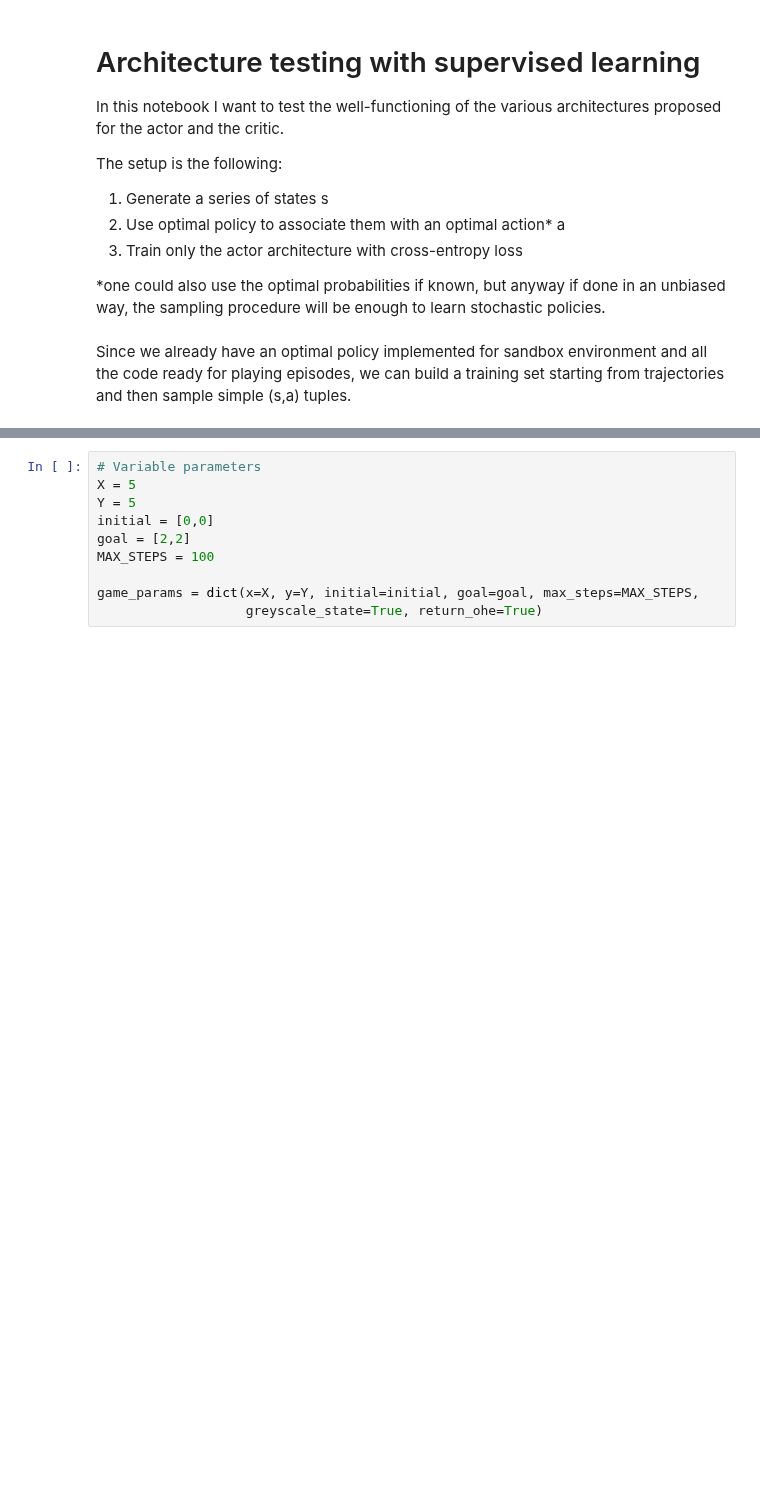
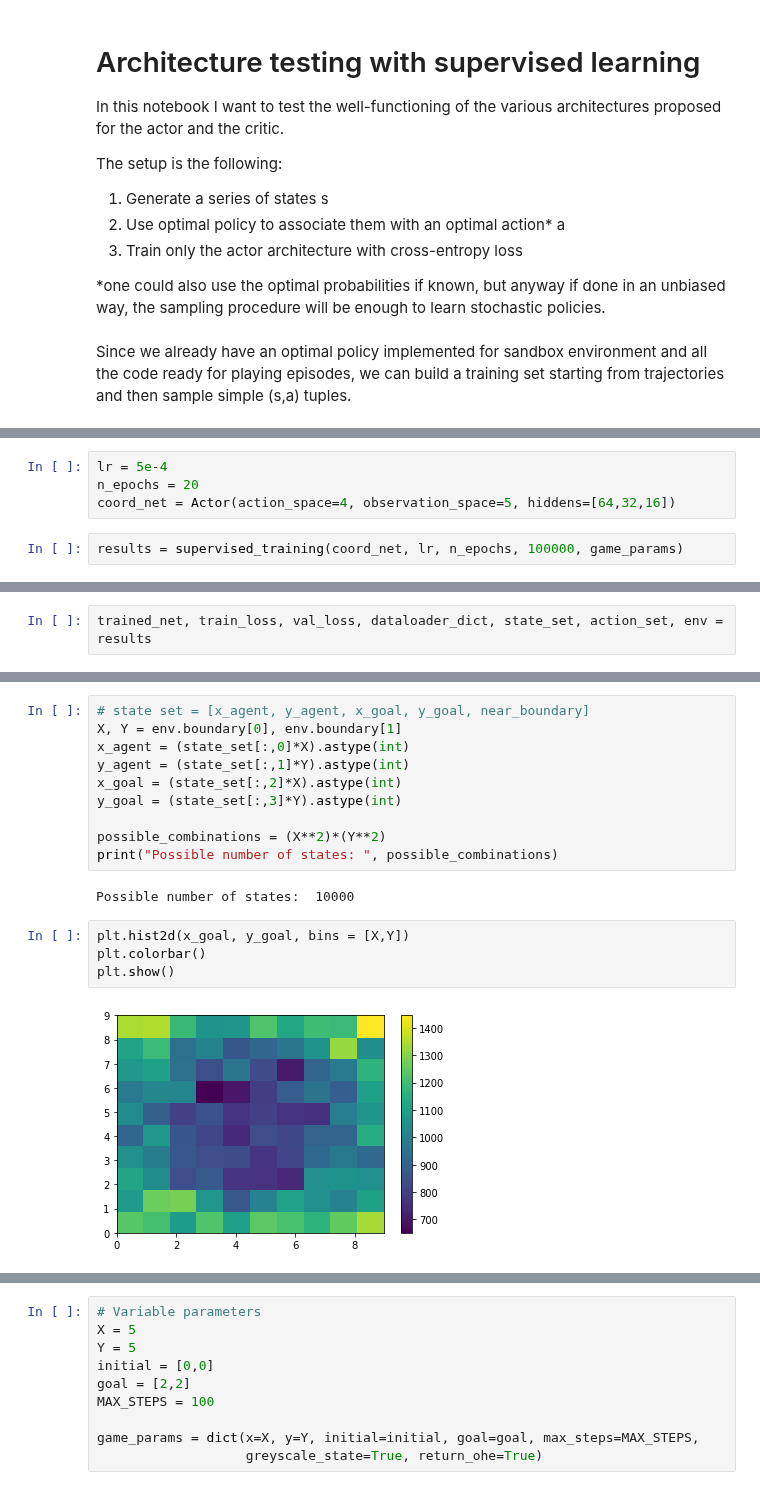
Before and after one commit to nicoladainese96/RelationalDeepRL, a Jupyter notebook: Supervised_test.ipynb, the cells around one changed output, grey strips where cells are left out. Drawn from its saved outputs; the diff is of its cells as text; blank space fills up the shorter version.

Commit message:
added supervised test in sandbox

```diff
--- a/Supervised_test.ipynb
+++ b/Supervised_test.ipynb
@@ -46,0 +55,6 @@ def play_optimal(env):
+# %%
+lr = 5e-4
+n_epochs = 20
+coord_net = Actor(action_space=4, observation_space=5, hiddens=[64,32,16])
+# %%
+results = supervised_training(coord_net, lr, n_epochs, 100000, game_params)
@@ -46,0 +79,2 @@ def play_optimal(env):
+# %%
+trained_net, train_loss, val_loss, dataloader_dict, state_set, action_set, env = results
@@ -46,0 +102,18 @@ def play_optimal(env):
+# %%
+# state set = [x_agent, y_agent, x_goal, y_goal, near_boundary]
+X, Y = env.boundary[0], env.boundary[1]
+x_agent = (state_set[:,0]*X).astype(int)
+y_agent = (state_set[:,1]*Y).astype(int)
+x_goal = (state_set[:,2]*X).astype(int)
+y_goal = (state_set[:,3]*Y).astype(int)
+
+possible_combinations = (X**2)*(Y**2)
+print("Possible number of states: ", possible_combinations)
+# %% [output]
+Possible number of states:  10000
+# %%
+plt.hist2d(x_goal, y_goal, bins = [X,Y])
+plt.colorbar()
+plt.show()
+# %% [output]
+[figure, added]
```
Also changed, not shown: parts of 60 cells of this notebook, 9 other files.
